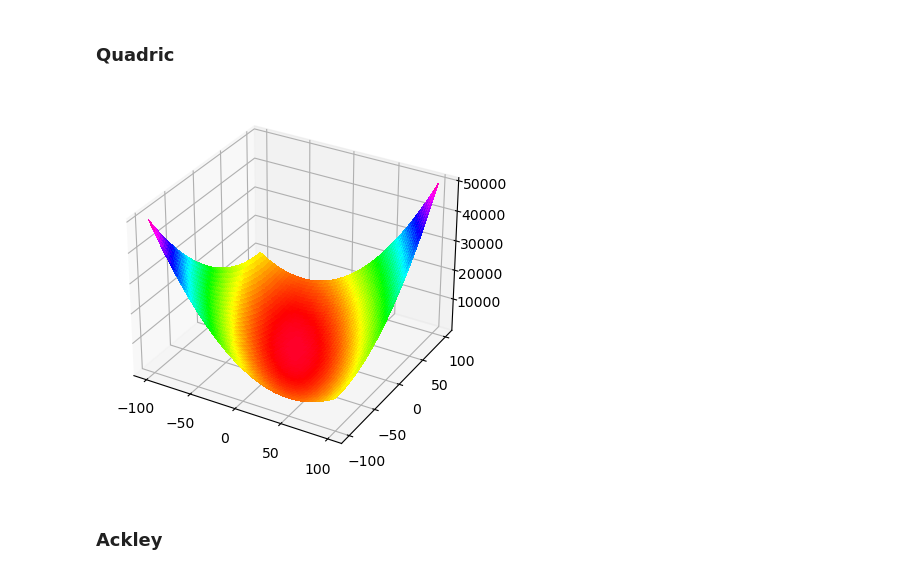
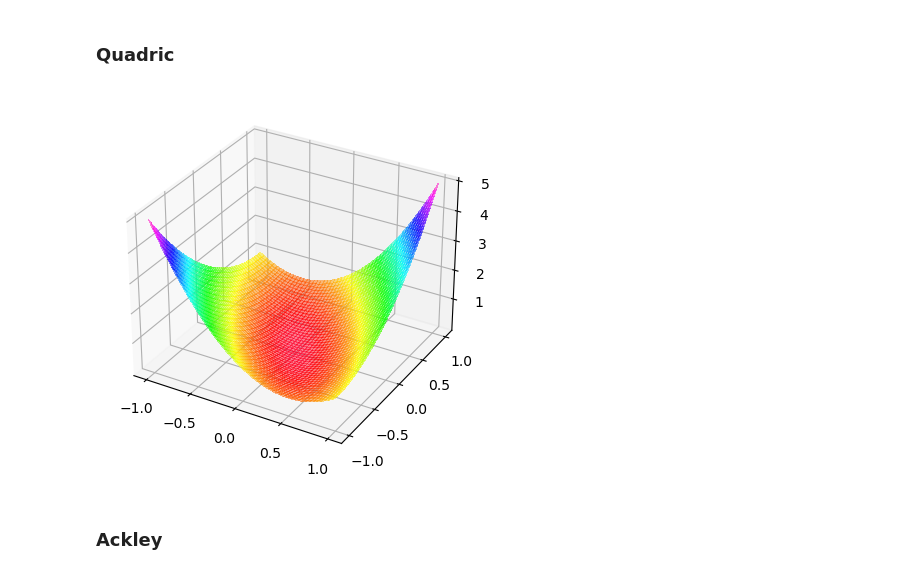
Before and after one commit to isaac0964/Algoritmos_Bioinspirados, a Jupyter notebook: Algoritmo_Genetico/utils/FuncionesObjetivo.ipynb, the cells around one changed output. Cells and saved outputs as stored; diff of their text form; code cells hidden in the pictures.

```diff
--- a/Algoritmo_Genetico/utils/FuncionesObjetivo.ipynb
+++ b/Algoritmo_Genetico/utils/FuncionesObjetivo.ipynb
@@ -161,9 +182,9 @@ graficar(f_spherical, rango=[[-100, 100]])
 # %% [markdown]
 ### Quadric
 # %%
-graficar(f_quadric, rango=[[-100, 100]])
+graficar(f_quadric, rango=[[-1, 1]])
 # %% [output]
-[figure, old version]
+[figure, new version]
 # %% [markdown]
 ### Ackley
 # %%
```
Also changed, not shown: parts of 11 cells of this notebook, 1 other file.
